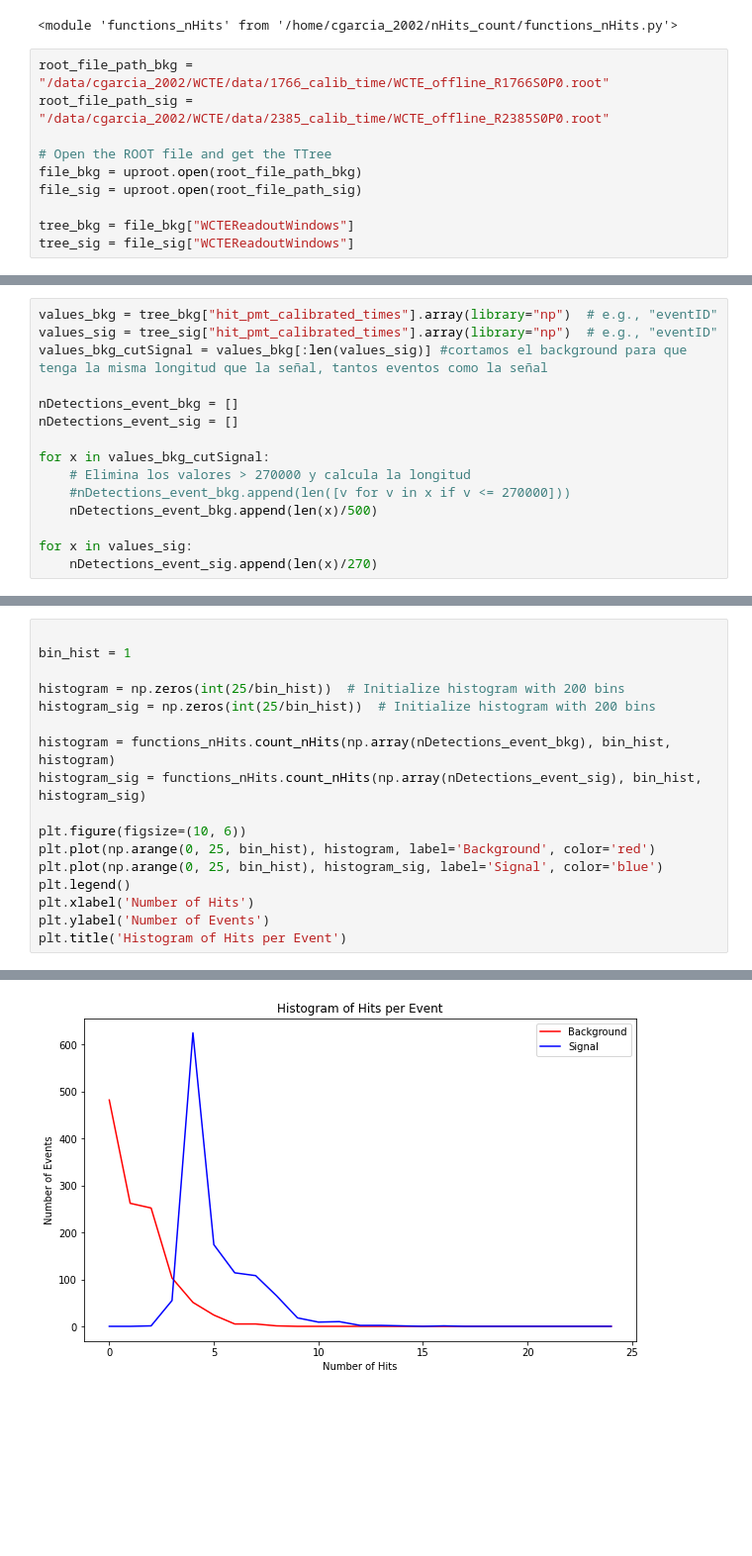
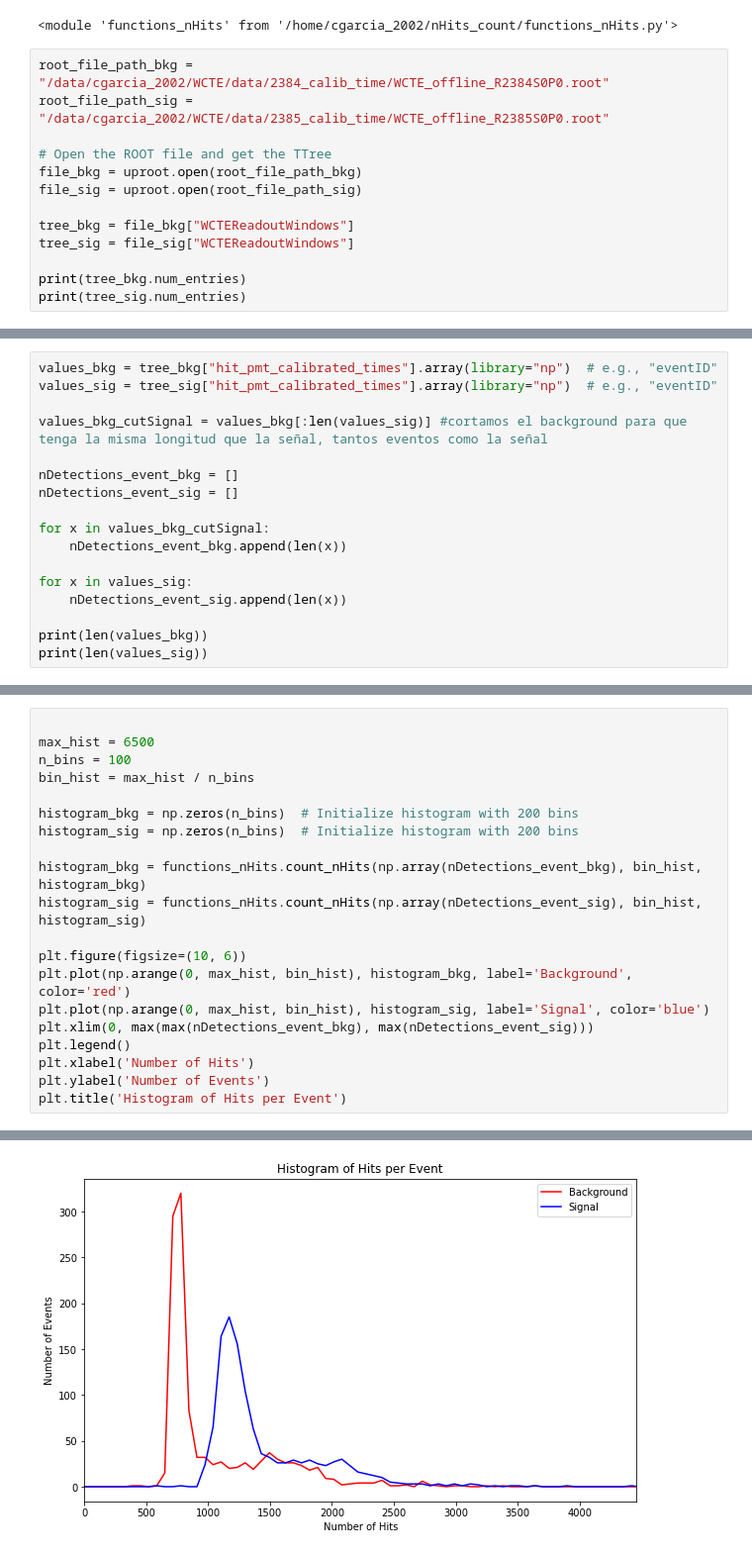
Before and after one commit to halmamol/WCTECoincidence_Analysis, a Jupyter notebook: nHits_count/jupyter_notebooks/bkg_analysis.ipynb, the cells around one changed output, grey strips where cells are left out. Shown at 99% size. Cells and saved outputs as stored; diff of their text form; blank space fills up the shorter version.

```diff
--- a/nHits_count/jupyter_notebooks/bkg_analysis.ipynb
+++ b/nHits_count/jupyter_notebooks/bkg_analysis.ipynb
@@ -13,7 +13,7 @@ importlib.reload(functions_nHits)
 # %% [output]
 <module 'functions_nHits' from '/home/cgarcia_2002/nHits_count/functions_nHits.py'>
 # %%
-root_file_path_bkg = "/data/cgarcia_2002/WCTE/data/1766_calib_time/WCTE_offline_R1766S0P0.root"
+root_file_path_bkg = "/data/cgarcia_2002/WCTE/data/2384_calib_time/WCTE_offline_R2384S0P0.root"
 root_file_path_sig = "/data/cgarcia_2002/WCTE/data/2385_calib_time/WCTE_offline_R2385S0P0.root"
 
 # Open the ROOT file and get the TTree
@@ -22,4 +22,7 @@ file_sig = uproot.open(root_file_path_sig)
 
 tree_bkg = file_bkg["WCTEReadoutWindows"]
 tree_sig = file_sig["WCTEReadoutWindows"]
+
+print(tree_bkg.num_entries)
+print(tree_sig.num_entries)
 # %% [output]
@@ -27,15 +31,17 @@ tree_sig = file_sig["WCTEReadoutWindows"]
 # %%
 values_bkg = tree_bkg["hit_pmt_calibrated_times"].array(library="np")  # e.g., "eventID"
 values_sig = tree_sig["hit_pmt_calibrated_times"].array(library="np")  # e.g., "eventID"
+
 values_bkg_cutSignal = values_bkg[:len(values_sig)] #cortamos el background para que tenga la misma longitud que la señal, tantos eventos como la señal
 
 nDetections_event_bkg = []
 nDetections_event_sig = []
 
 for x in values_bkg_cutSignal:
-    # Elimina los valores > 270000 y calcula la longitud
-    #nDetections_event_bkg.append(len([v for v in x if v <= 270000]))
-    nDetections_event_bkg.append(len(x)/500)
+    nDetections_event_bkg.append(len(x))
 
 for x in values_sig:
-    nDetections_event_sig.append(len(x)/270)
+    nDetections_event_sig.append(len(x))
+
+print(len(values_bkg))
+print(len(values_sig))
@@ -42,20 +51,23 @@ for x in values_sig:
 # %%
 
-bin_hist = 1
+max_hist = 6500
+n_bins = 100
+bin_hist = max_hist / n_bins
 
-histogram = np.zeros(int(25/bin_hist))  # Initialize histogram with 200 bins
-histogram_sig = np.zeros(int(25/bin_hist))  # Initialize histogram with 200 bins
+histogram_bkg = np.zeros(n_bins)  # Initialize histogram with 200 bins
+histogram_sig = np.zeros(n_bins)  # Initialize histogram with 200 bins
 
-histogram = functions_nHits.count_nHits(np.array(nDetections_event_bkg), bin_hist, histogram)
+histogram_bkg = functions_nHits.count_nHits(np.array(nDetections_event_bkg), bin_hist, histogram_bkg)
 histogram_sig = functions_nHits.count_nHits(np.array(nDetections_event_sig), bin_hist, histogram_sig)
 
 plt.figure(figsize=(10, 6))
-plt.plot(np.arange(0, 25, bin_hist), histogram, label='Background', color='red')
-plt.plot(np.arange(0, 25, bin_hist), histogram_sig, label='Signal', color='blue')
+plt.plot(np.arange(0, max_hist, bin_hist), histogram_bkg, label='Background', color='red')
+plt.plot(np.arange(0, max_hist, bin_hist), histogram_sig, label='Signal', color='blue')
+plt.xlim(0, max(max(nDetections_event_bkg), max(nDetections_event_sig)))
 plt.legend()
 plt.xlabel('Number of Hits')
 plt.ylabel('Number of Events')
 plt.title('Histogram of Hits per Event')
 # %% [output]
 Text(0.5, 1.0, 'Histogram of Hits per Event')
-[figure, old version]
+[figure, new version]
```
Also changed, not shown: parts of 11 cells of this notebook, 6 other files.
